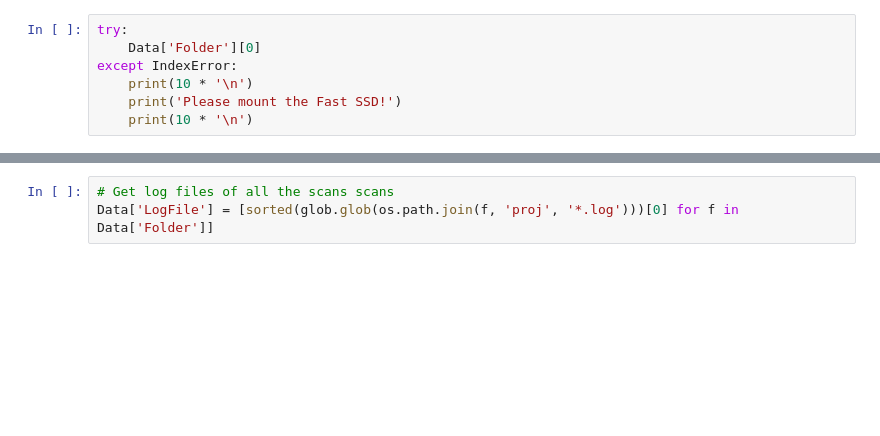
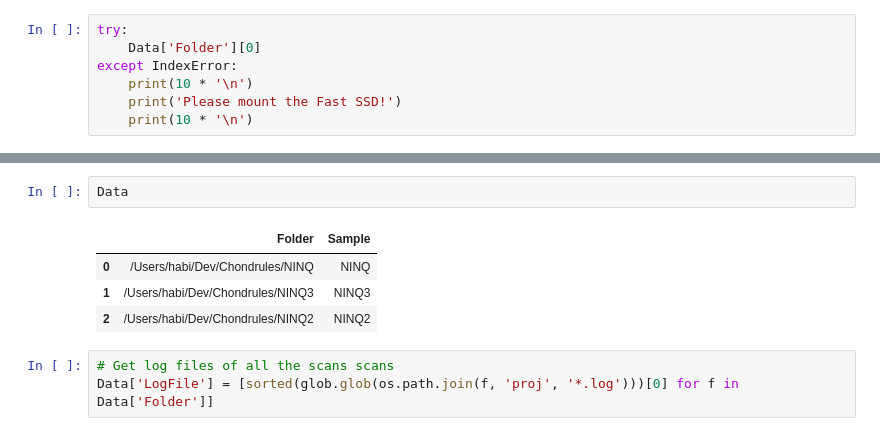
Before and after one commit to habi/ChodrulesFromOuterSpace, a Jupyter notebook: PreviewAndCheckScans.ipynb, the cells around one changed output, grey strips where cells are left out. Cells and saved outputs as stored; diff of their text form; blank space fills up the shorter version.

```diff
--- a/PreviewAndCheckScans.ipynb
+++ b/PreviewAndCheckScans.ipynb
@@ -148,3 +169,10 @@ We habe 27 scans to work with
+# %%
+Data
+# %% [output]
+|  | Folder | Sample |
+| 0 | /Users/habi/Dev/Chondrules/NINQ | NINQ |
+| 1 | /Users/habi/Dev/Chondrules/NINQ3 | NINQ3 |
+| 2 | /Users/habi/Dev/Chondrules/NINQ2 | NINQ2 |
 # %%
 # Get log files of all the scans scans
 Data['LogFile'] = [sorted(glob.glob(os.path.join(f, 'proj', '*.log')))[0] for f in Data['Folder']]
```
Also changed, not shown: parts of 41 cells of this notebook.
